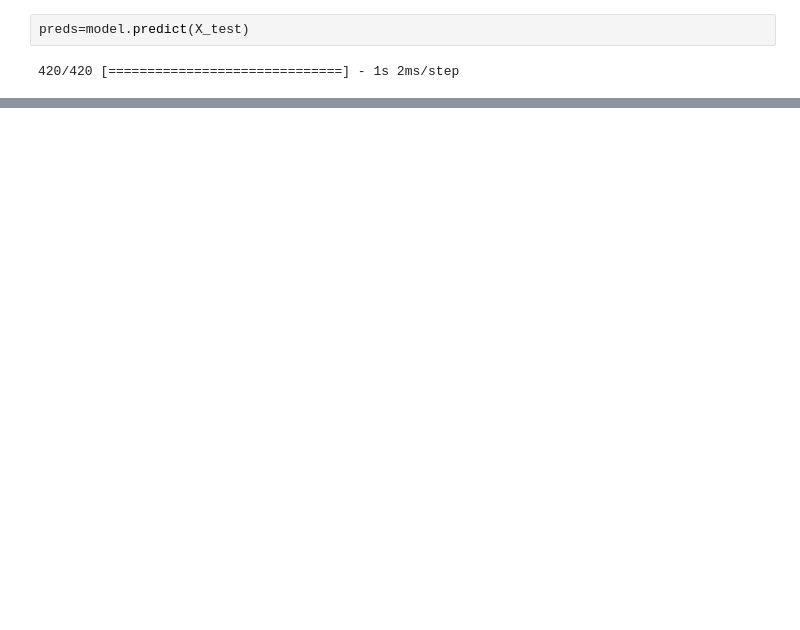
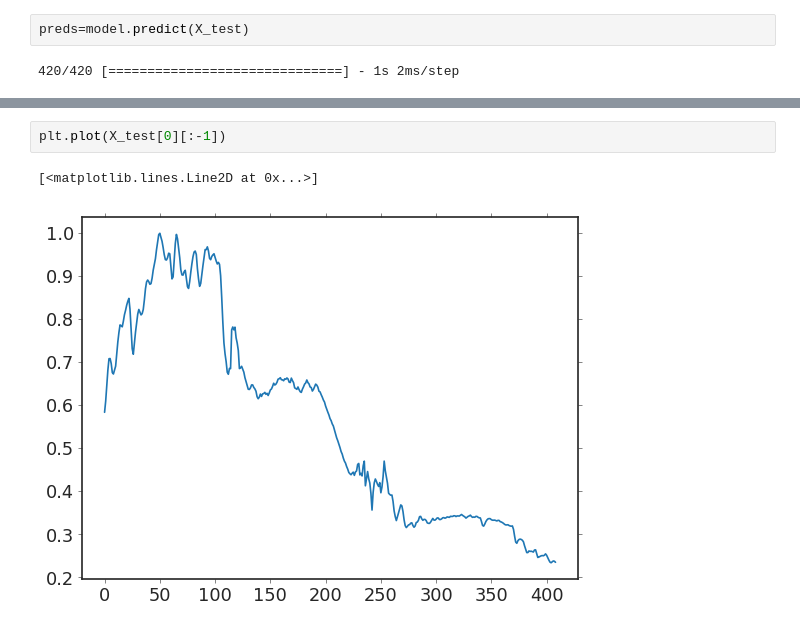
Before and after one commit to caganze/quick_tests_binaries, a Jupyter notebook: Binary_Decomposition.ipynb, the cells around one changed output, grey strips where cells are left out. Cells and saved outputs as stored; diff of their text form; blank space fills up the shorter version.

```diff
--- a/Binary_Decomposition.ipynb
+++ b/Binary_Decomposition.ipynb
@@ -257,0 +288,5 @@ array([21., 17., 18., ..., 21., 20., 18.])
+# %%
+plt.plot(X_test[0][:-1])
+# %% [output]
+[<matplotlib.lines.Line2D at 0x...>]
+[figure, added]
```
Also changed, not shown: parts of 15 cells of this notebook.
